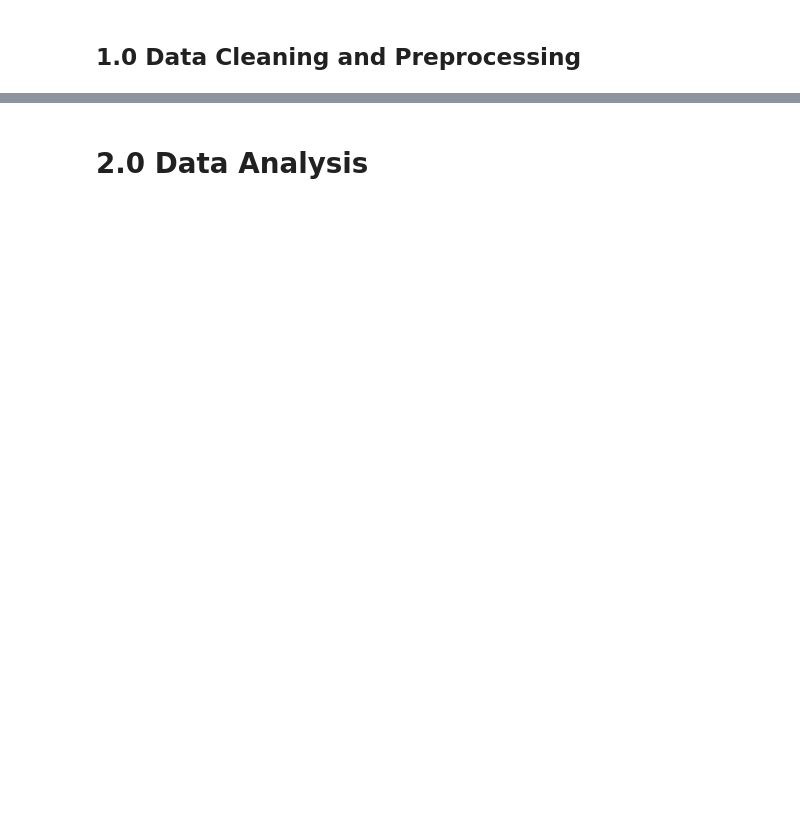
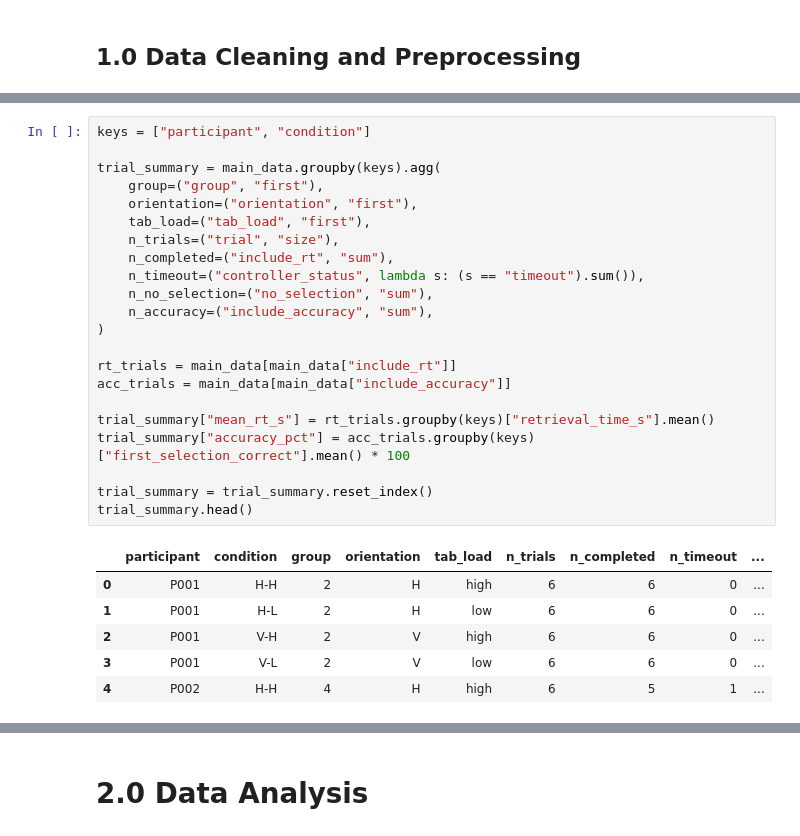
Before and after one commit to jphonrado/HCI2000-Data-Analysis, a Jupyter notebook: main.ipynb, the cells around one changed output, grey strips where cells are left out. Cells and saved outputs as stored; diff of their text form; blank space fills up the shorter version.

```diff
--- a/main.ipynb
+++ b/main.ipynb
@@ -81,0 +622,29 @@ $$\text{Weighted TLX} = \frac{\sum_{d=1}^{6} (\text{rating}_d \times 10) \times
+# %%
+keys = ["participant", "condition"]
+
+trial_summary = main_data.groupby(keys).agg(
+    group=("group", "first"),
+    orientation=("orientation", "first"),
+    tab_load=("tab_load", "first"),
+    n_trials=("trial", "size"),
+    n_completed=("include_rt", "sum"),
+    n_timeout=("controller_status", lambda s: (s == "timeout").sum()),
+    n_no_selection=("no_selection", "sum"),
+    n_accuracy=("include_accuracy", "sum"),
+)
+
+rt_trials = main_data[main_data["include_rt"]]
+acc_trials = main_data[main_data["include_accuracy"]]
+
+trial_summary["mean_rt_s"] = rt_trials.groupby(keys)["retrieval_time_s"].mean()
+trial_summary["accuracy_pct"] = acc_trials.groupby(keys)["first_selection_correct"].mean() * 100
+
+trial_summary = trial_summary.reset_index()
+trial_summary.head()
+# %% [output]
+|  | participant | condition | group | orientation | tab_load | n_trials | n_completed | n_timeout | ... |
+| 0 | P001 | H-H | 2 | H | high | 6 | 6 | 0 | ... |
+| 1 | P001 | H-L | 2 | H | low | 6 | 6 | 0 | ... |
+| 2 | P001 | V-H | 2 | V | high | 6 | 6 | 0 | ... |
+| 3 | P001 | V-L | 2 | V | low | 6 | 6 | 0 | ... |
+| 4 | P002 | H-H | 4 | H | high | 6 | 5 | 1 | ... |
```
Also changed, not shown: parts of 56 cells of this notebook.
